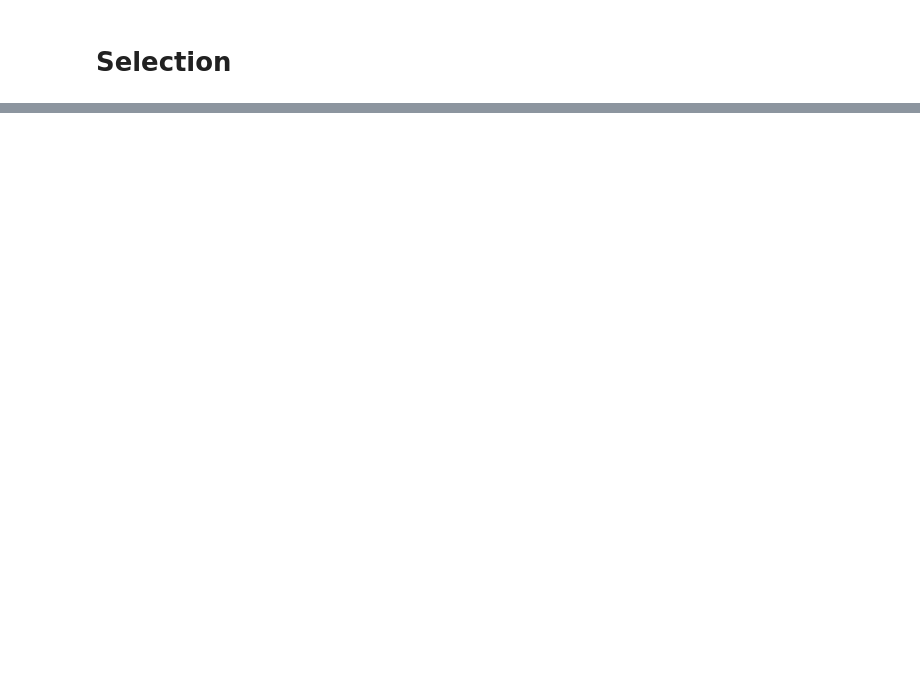
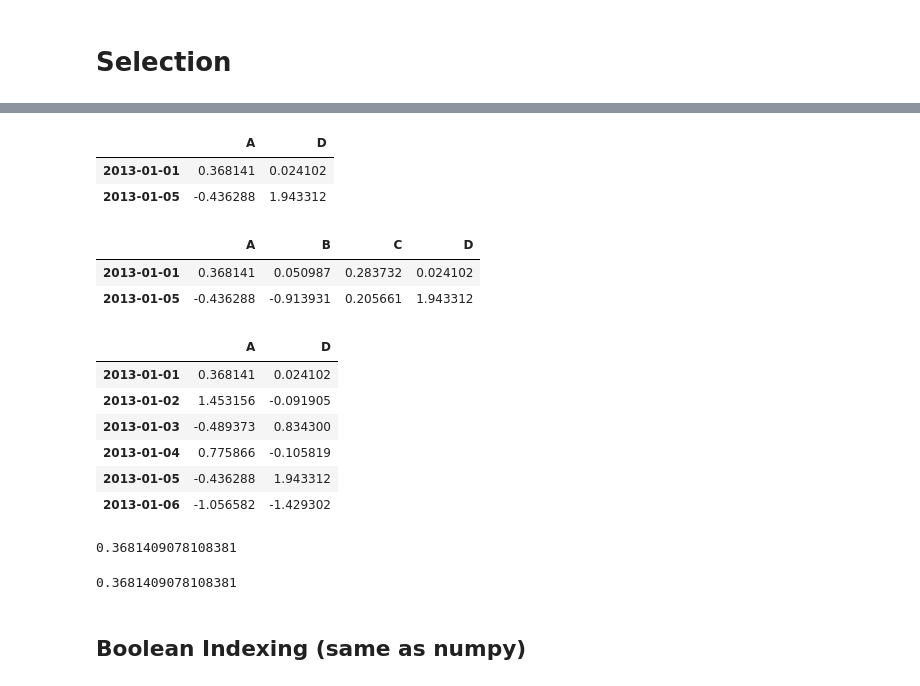
Before and after one commit to Abdullahaml1/learn-pandas, a Jupyter notebook: 01_ten_minutes_pandas.ipynb, the cells around one changed output, grey strips where cells are left out. Cells and saved outputs as stored; diff of their text form; code cells hidden in the pictures; blank space fills up the shorter version.

```diff
--- a/01_ten_minutes_pandas.ipynb
+++ b/01_ten_minutes_pandas.ipynb
@@ -232,0 +285,37 @@ df.loc['20130101': '20130103',['A', 'B']] # input is (index, columns list)
+# %%
+# specific raws and columns
+df.iloc[[0, 4], [0, 3]]
+# %% [output]
+|  | A | D |
+| 2013-01-01 | 0.368141 | 0.024102 |
+| 2013-01-05 | -0.436288 | 1.943312 |
+# %%
+# specifc raws and all columns
+df.iloc[[0, 4], :]
+# %% [output]
+|  | A | B | C | D |
+| 2013-01-01 | 0.368141 | 0.050987 | 0.283732 | 0.024102 |
+| 2013-01-05 | -0.436288 | -0.913931 | 0.205661 | 1.943312 |
+# %%
+# all raws and specifc columns
+df.iloc[:, [0, 3]]
+# %% [output]
+|  | A | D |
+| 2013-01-01 | 0.368141 | 0.024102 |
+| 2013-01-02 | 1.453156 | -0.091905 |
+| 2013-01-03 | -0.489373 | 0.834300 |
+| 2013-01-04 | 0.775866 | -0.105819 |
+| 2013-01-05 | -0.436288 | 1.943312 |
+| 2013-01-06 | -1.056582 | -1.429302 |
+# %%
+# access a cell i.e: scaler
+df.iloc[0, 0]
+# %% [output]
+0.3681409078108381
+# %%
+# fast access to scaler
+df.iat[0, 0]
+# %% [output]
+0.3681409078108381
+# %% [markdown]
+## Boolean Indexing (same as numpy)
```
Also changed, not shown: parts of 20 cells of this notebook.
